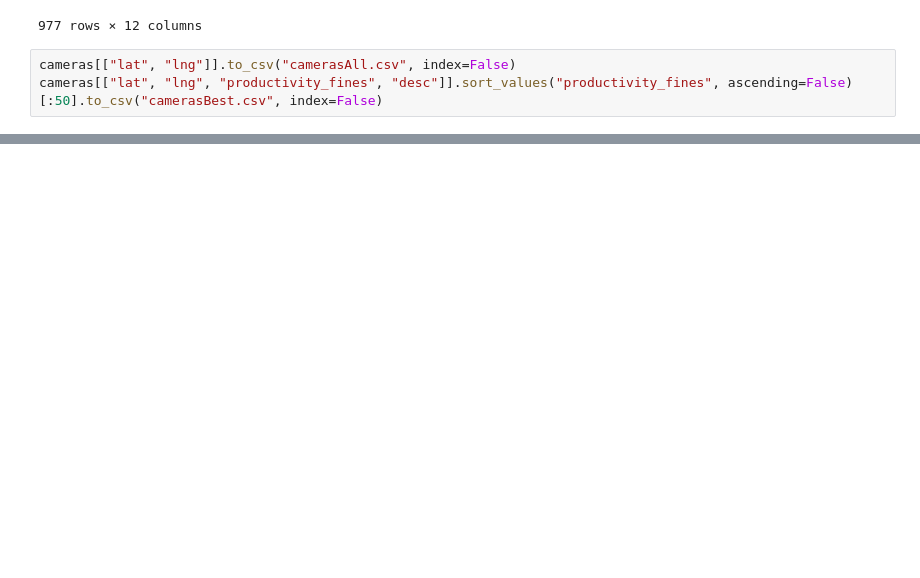
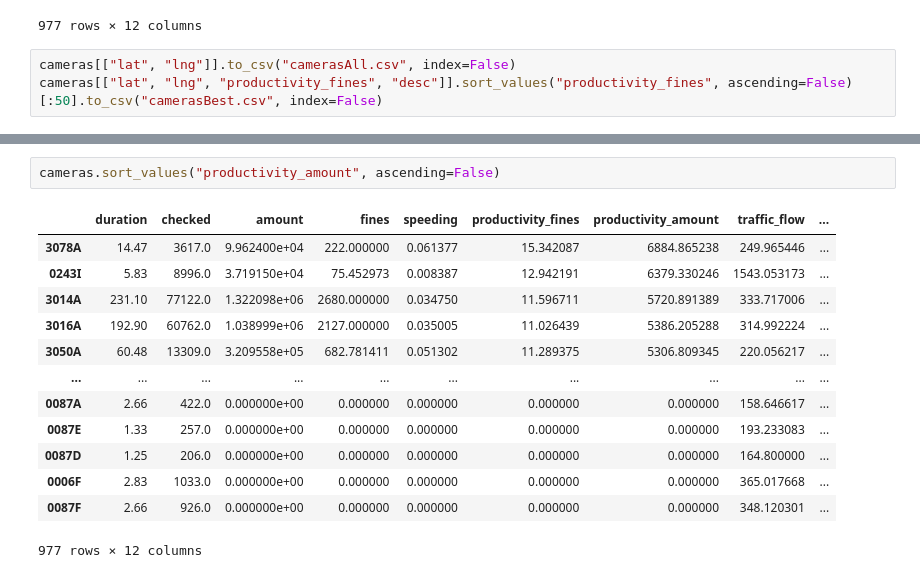
Before and after one commit to MarkusMannheim/speed-cameras, a Jupyter notebook: data/camera_data.ipynb, the cells around one changed output, grey strips where cells are left out. Cells and saved outputs as stored; diff of their text form; blank space fills up the shorter version.

```diff
--- a/data/camera_data.ipynb
+++ b/data/camera_data.ipynb
@@ -189,0 +210,16 @@ cameras.head(50)
+# %%
+cameras.sort_values("productivity_amount", ascending=False)
+# %% [output]
+|  | duration | checked | amount | fines | speeding | productivity_fines | productivity_amount | traffic_flow | ... |
+| 3078A | 14.47 | 3617.0 | 9.962400e+04 | 222.000000 | 0.061377 | 15.342087 | 6884.865238 | 249.965446 | ... |
+| 0243I | 5.83 | 8996.0 | 3.719150e+04 | 75.452973 | 0.008387 | 12.942191 | 6379.330246 | 1543.053173 | ... |
+| 3014A | 231.10 | 77122.0 | 1.322098e+06 | 2680.000000 | 0.034750 | 11.596711 | 5720.891389 | 333.717006 | ... |
+| 3016A | 192.90 | 60762.0 | 1.038999e+06 | 2127.000000 | 0.035005 | 11.026439 | 5386.205288 | 314.992224 | ... |
+| 3050A | 60.48 | 13309.0 | 3.209558e+05 | 682.781411 | 0.051302 | 11.289375 | 5306.809345 | 220.056217 | ... |
+| ... | ... | ... | ... | ... | ... | ... | ... | ... | ... |
+| 0087A | 2.66 | 422.0 | 0.000000e+00 | 0.000000 | 0.000000 | 0.000000 | 0.000000 | 158.646617 | ... |
+| 0087E | 1.33 | 257.0 | 0.000000e+00 | 0.000000 | 0.000000 | 0.000000 | 0.000000 | 193.233083 | ... |
+| 0087D | 1.25 | 206.0 | 0.000000e+00 | 0.000000 | 0.000000 | 0.000000 | 0.000000 | 164.800000 | ... |
+| 0006F | 2.83 | 1033.0 | 0.000000e+00 | 0.000000 | 0.000000 | 0.000000 | 0.000000 | 365.017668 | ... |
+| 0087F | 2.66 | 926.0 | 0.000000e+00 | 0.000000 | 0.000000 | 0.000000 | 0.000000 | 348.120301 | ... |
+977 rows × 12 columns
```
Also changed, not shown: parts of 7 cells of this notebook, 3 other files.
